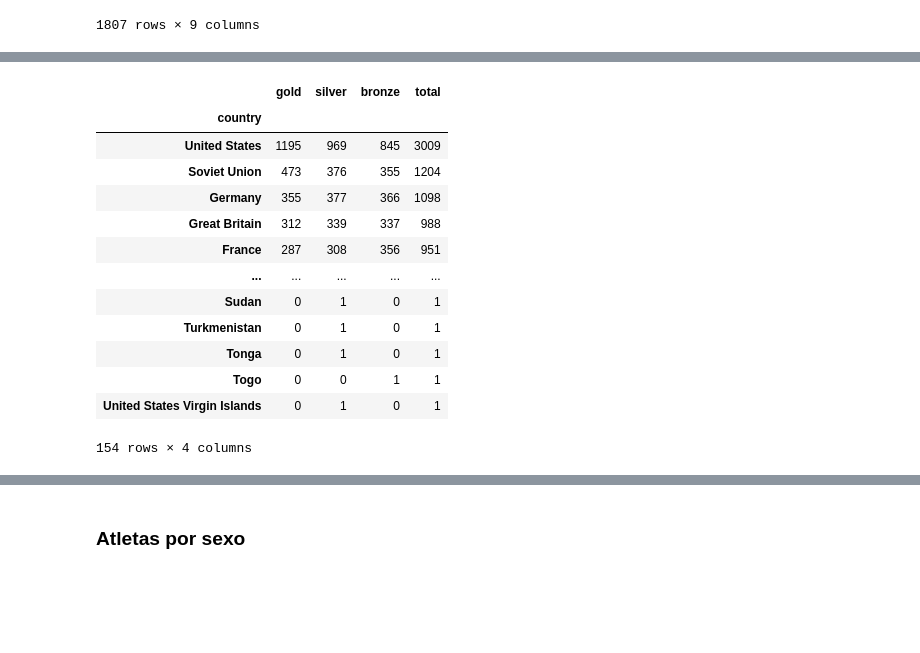
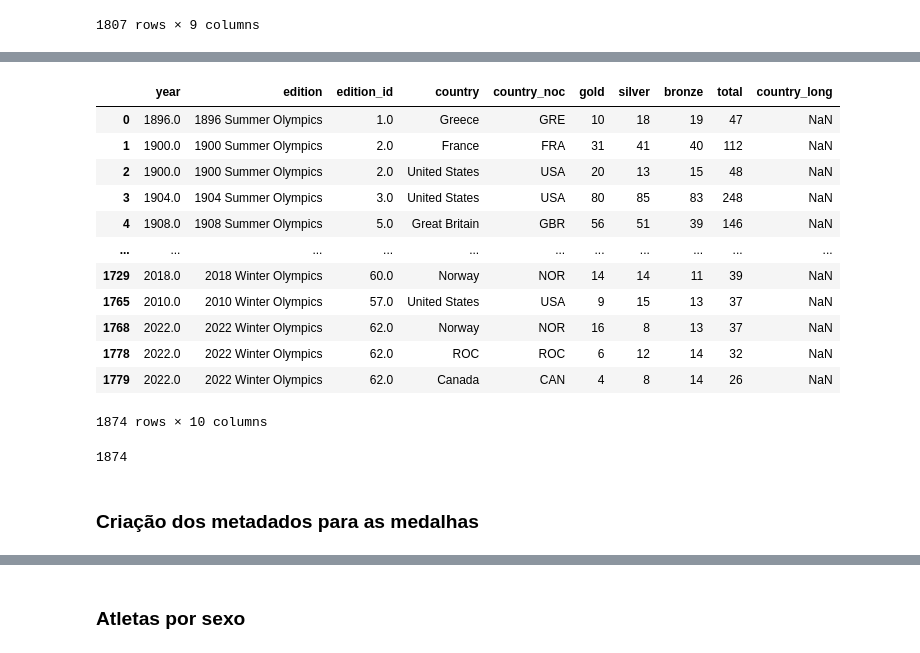
Before and after one commit to Vtaguiar1909/Atividade-25-03-2026-DataLake---Jogos-Ol-mpicos, a Jupyter notebook: main.ipynb, the cells around one changed output, grey strips where cells are left out. Drawn from its saved outputs; the diff is of its cells as text; code cells hidden in the pictures; blank space fills up the shorter version.

```diff
--- a/main.ipynb
+++ b/main.ipynb
@@ -141,17 +136,24 @@ winter_medals
-# %%
-total_medals
-# %% [output]
-|  | gold | silver | bronze | total |
-| country |  |  |  |  |
-| United States | 1195 | 969 | 845 | 3009 |
-| Soviet Union | 473 | 376 | 355 | 1204 |
-| Germany | 355 | 377 | 366 | 1098 |
-| Great Britain | 312 | 339 | 337 | 988 |
-| France | 287 | 308 | 356 | 951 |
-| ... | ... | ... | ... | ... |
-| Sudan | 0 | 1 | 0 | 1 |
-| Turkmenistan | 0 | 1 | 0 | 1 |
-| Tonga | 0 | 1 | 0 | 1 |
-| Togo | 0 | 0 | 1 | 1 |
-| United States Virgin Islands | 0 | 1 | 0 | 1 |
-154 rows × 4 columns
+# %%
+bronze_medals = pd.concat([summer,winter])
+# %%
+bronze_medals
+# %% [output]
+|  | year | edition | edition_id | country | country_noc | gold | silver | bronze | total | country_long |
+| 0 | 1896.0 | 1896 Summer Olympics | 1.0 | Greece | GRE | 10 | 18 | 19 | 47 | NaN |
+| 1 | 1900.0 | 1900 Summer Olympics | 2.0 | France | FRA | 31 | 41 | 40 | 112 | NaN |
+| 2 | 1900.0 | 1900 Summer Olympics | 2.0 | United States | USA | 20 | 13 | 15 | 48 | NaN |
+| 3 | 1904.0 | 1904 Summer Olympics | 3.0 | United States | USA | 80 | 85 | 83 | 248 | NaN |
+| 4 | 1908.0 | 1908 Summer Olympics | 5.0 | Great Britain | GBR | 56 | 51 | 39 | 146 | NaN |
+| ... | ... | ... | ... | ... | ... | ... | ... | ... | ... | ... |
+| 1729 | 2018.0 | 2018 Winter Olympics | 60.0 | Norway | NOR | 14 | 14 | 11 | 39 | NaN |
+| 1765 | 2010.0 | 2010 Winter Olympics | 57.0 | United States | USA | 9 | 15 | 13 | 37 | NaN |
+| 1768 | 2022.0 | 2022 Winter Olympics | 62.0 | Norway | NOR | 16 | 8 | 13 | 37 | NaN |
+| 1778 | 2022.0 | 2022 Winter Olympics | 62.0 | ROC | ROC | 6 | 12 | 14 | 32 | NaN |
+| 1779 | 2022.0 | 2022 Winter Olympics | 62.0 | Canada | CAN | 4 | 8 | 14 | 26 | NaN |
+1874 rows × 10 columns
+# %%
+len(bronze_medals)
+# %% [output]
+1874
+# %% [markdown]
+### Criação dos metadados para as medalhas
```
Also changed, not shown: parts of 47 cells of this notebook, 6 other files.
